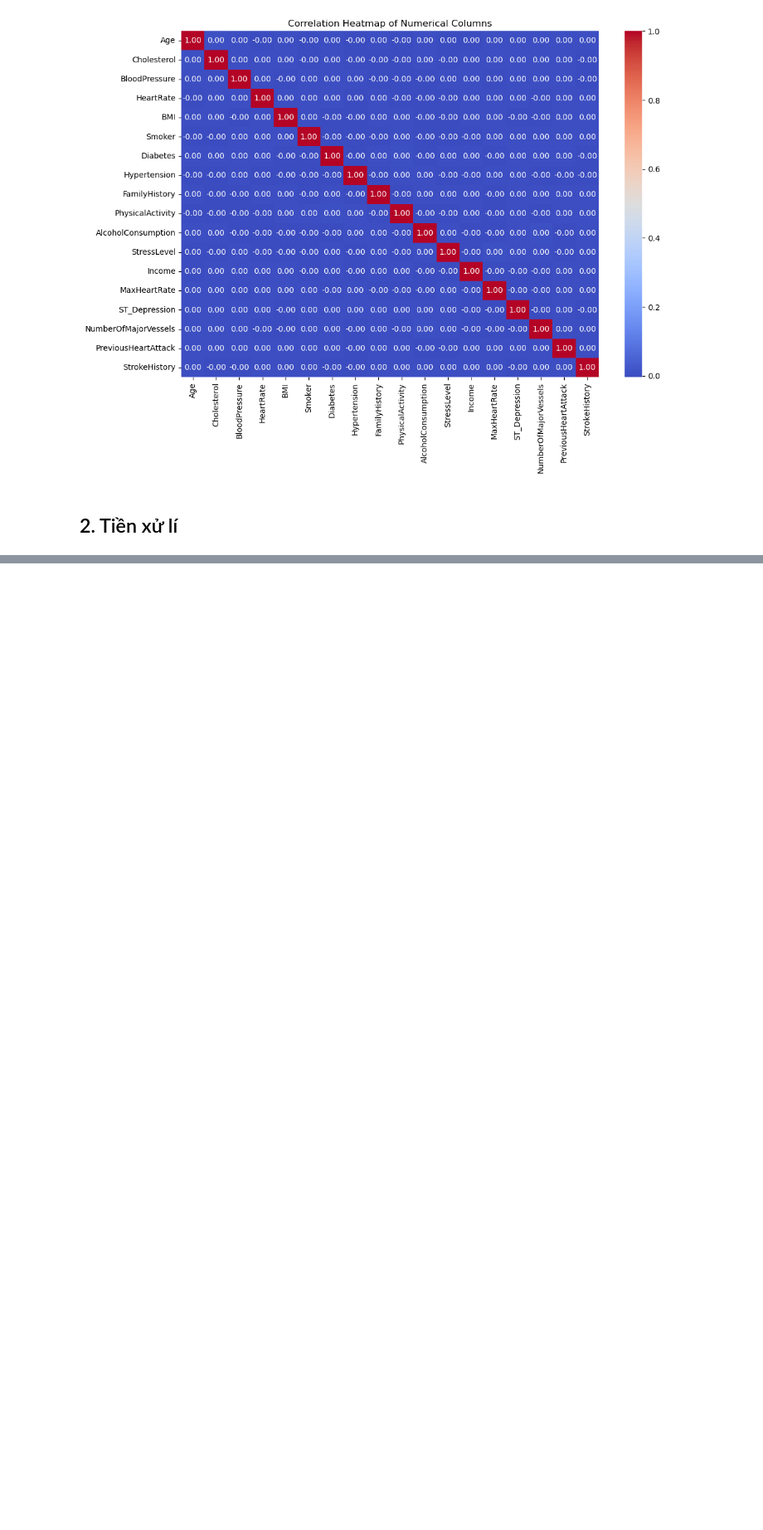
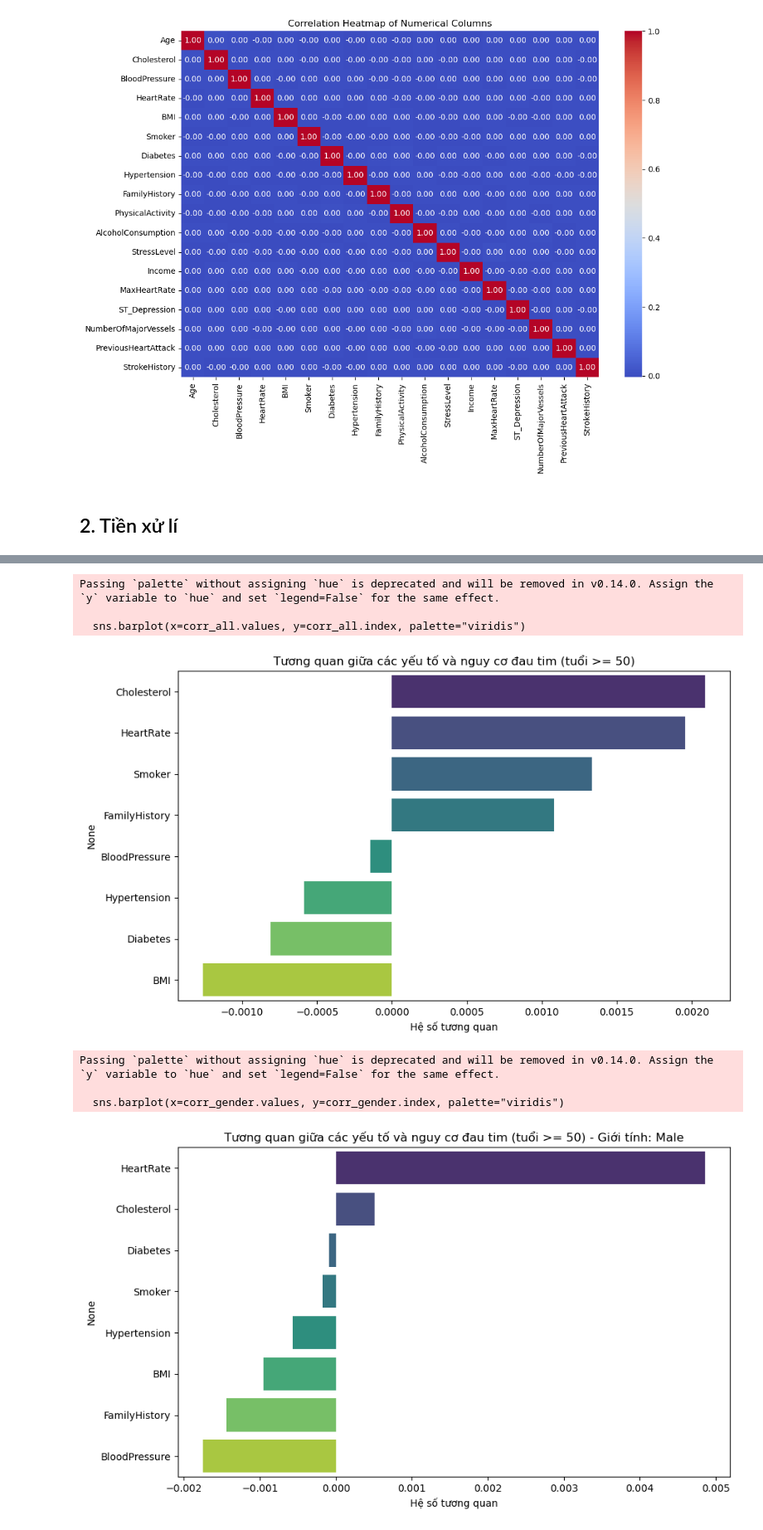
Before and after one commit to AnhQuan58/Truc_Quan_Hoa, a Jupyter notebook: nhom9.ipynb, the cells around one changed output, grey strips where cells are left out. Shown at 83% size. Saved outputs shown, nothing was run; the diff lists cells and outputs as text; code cells hidden in the pictures; blank space fills up the shorter version.

```diff
--- a/nhom9.ipynb
+++ b/nhom9.ipynb
@@ -257,0 +308,39 @@ plt.show()
+# %%
+df_corr = df.copy()
+if df_corr[target_column].dtype == 'object':
+    df_corr[target_column] = LabelEncoder().fit_transform(df_corr[target_column])
+
+# a. Đối với người từ 50 tuổi trở lên, những yếu tố nào có ảnh hưởng mạnh nhất đến nguy cơ đau tim
+#    và có sự khác biệt giữa hai giới tính hay không?
+df_50 = df_corr[df_corr['Age'] >= 50]
+factors = ['Cholesterol', 'BloodPressure', 'HeartRate', 'BMI', 'Smoker', 'Diabetes', 'Hypertension', 'FamilyHistory']
+
+# Tính hệ số tương quan giữa các yếu tố và nguy cơ đau tim cho toàn bộ nhóm tuổi >=50
+corr_all = df_50[factors + [target_column]].corr()[target_column].drop(target_column)
+corr_all = corr_all.sort_values(ascending=False)
+plt.figure(figsize=(10,6))
+sns.barplot(x=corr_all.values, y=corr_all.index, palette="viridis")
+plt.title('Tương quan giữa các yếu tố và nguy cơ đau tim (tuổi >= 50)')
+plt.xlabel('Hệ số tương quan')
+plt.show()
+
+# So sánh theo giới tính: Tính tương quan riêng cho từng giới trong nhóm tuổi >=50
+genders = df_50['Gender'].unique()
+for gender in genders:
+    df_gender = df_50[df_50['Gender'] == gender]
+    corr_gender = df_gender[factors + [target_column]].corr()[target_column].drop(target_column)
+    corr_gender = corr_gender.sort_values(ascending=False)
+    plt.figure(figsize=(10,6))
+    sns.barplot(x=corr_gender.values, y=corr_gender.index, palette="viridis")
+    plt.title(f'Tương quan giữa các yếu tố và nguy cơ đau tim (tuổi >= 50) - Giới tính: {gender}')
+    plt.xlabel('Hệ số tương quan')
+    plt.show()
+# %% [output]
+Passing `palette` without assigning `hue` is deprecated and will be removed in v0.14.0. Assign the `y` variable to `hue` and set `legend=False` for the same effect.
+
+  sns.barplot(x=corr_all.values, y=corr_all.index, palette="viridis")
+[figure, added]
+Passing `palette` without assigning `hue` is deprecated and will be removed in v0.14.0. Assign the `y` variable to `hue` and set `legend=False` for the same effect.
+
+  sns.barplot(x=corr_gender.values, y=corr_gender.index, palette="viridis")
+[figure, added]
```
Also changed, not shown: parts of 10 cells of this notebook, 1 other file.
